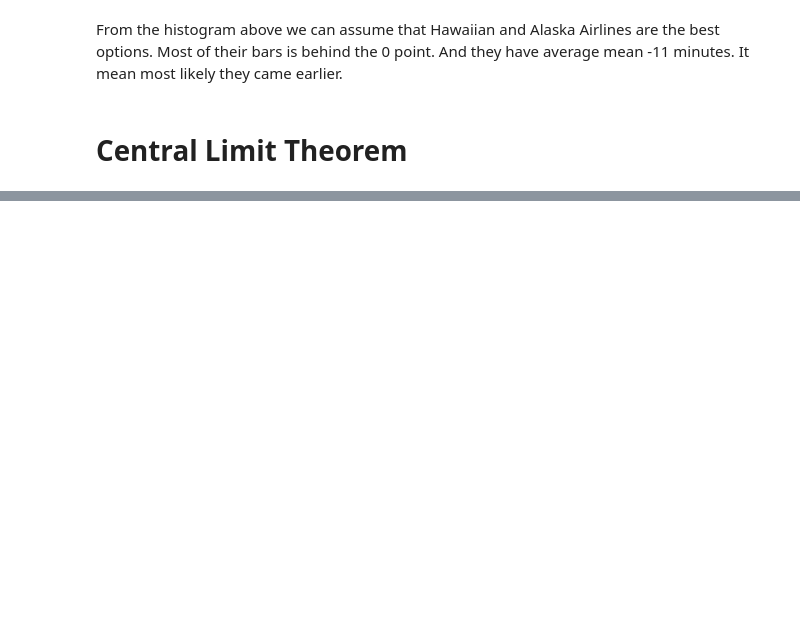
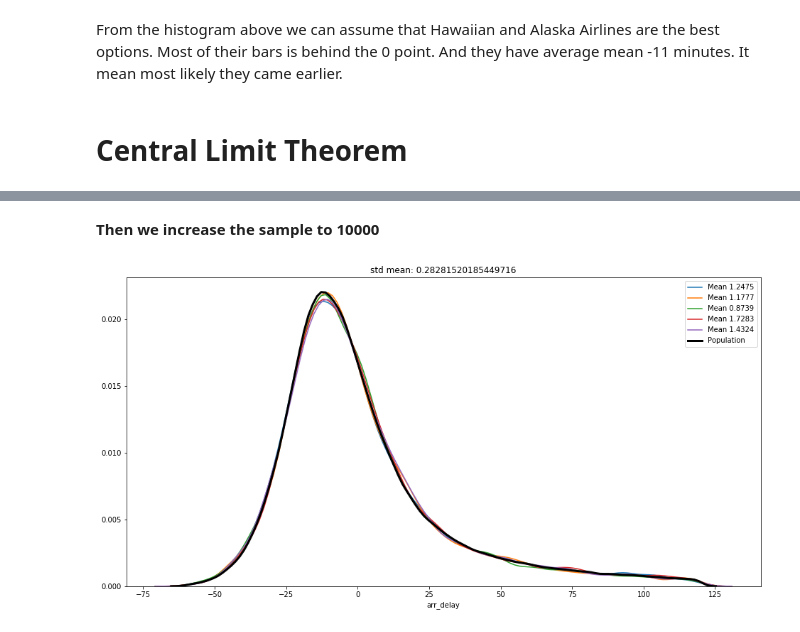
Before and after one commit to Uysim/on-time-flight-analysis, a Jupyter notebook: on_time_flight_analysis.ipynb, the cells around one changed output, grey strips where cells are left out. Drawn from its saved outputs; the diff is of its cells as text; code cells hidden in the pictures; blank space fills up the shorter version.

```diff
--- a/on_time_flight_analysis.ipynb
+++ b/on_time_flight_analysis.ipynb
@@ -79,0 +134,15 @@ It mean most likely they came earlier.
+# %% [markdown]
+**Then we increase the sample to 10000**
+# %%
+plt.figure(figsize=(16, 8))
+means = []
+for i in range(5):
+  sample = flights.sample(10000, random_state=i)
+  mean = sample['arr_delay'].mean()
+  means.append(mean)
+  sns.distplot(sample['arr_delay'], hist=False, kde=True, label="Mean {}".format(sample['arr_delay'].mean()))
+sns.distplot(flights['arr_delay'], hist=False, kde=True, label="Population", kde_kws={"color": "black", "linewidth": 3})
+plt.title("std mean: {}".format(np.std(means)))
+plt.show()
+# %% [output]
+[figure, added]
```
Also changed, not shown: parts of 12 cells of this notebook.
